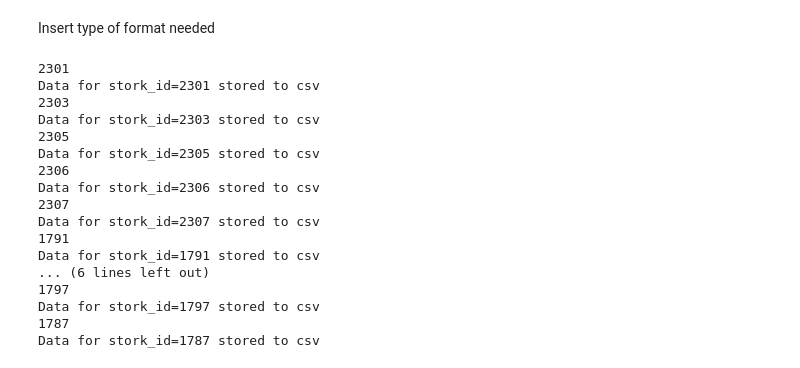
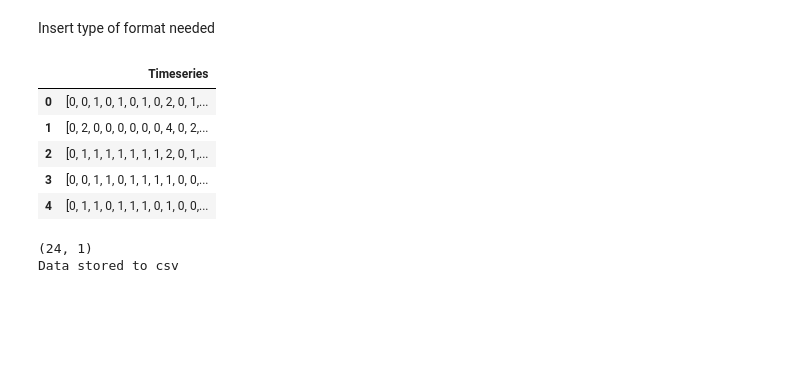
Before and after one commit to jananikolovska/StorkMigrationPatternsWithDBN, a Jupyter notebook: Preprocess_data.ipynb, the cells around one changed output. Saved outputs shown, nothing was run; the diff lists cells and outputs as text; code cells hidden in the pictures; blank space fills up the shorter version.

Commit message:
[Preprocess_data] refactor

```diff
--- a/Preprocess_data.ipynb
+++ b/Preprocess_data.ipynb
@@ -271,46 +292,40 @@ input_data_for_NB = []
 # %%
+input_data_for_NB = []
+
 for stork_id in concatenated_df['Stork_id'].unique().tolist():
-    print(stork_id)
     subdata = concatenated_df[concatenated_df['Stork_id']==stork_id]
     subdata['Timestamp'] = pd.to_datetime(subdata['Timestamp'])
 
     # Create a new column 'order' containing the ordered indices
     #subdata['Order'] = subdata['Timestamp'].rank(method='first').astype(int) - 1
 
     # Sort DataFrame by 'timestamp_column'
     subdata = subdata.sort_values(by='Timestamp')
 
     # Reset index to maintain consistency (optional)
     subdata = subdata.drop(['Timestamp','Stork_id'],axis=1)
     subdata = subdata.reset_index(drop=True)
-    subdata.to_csv(os.path.join('data',f'DBN_input_data_{stork_id}.csv'))
-    print(f'Data for stork_id={stork_id} stored to csv')
     #display(subdata.head())
 
-    # flattened_data = subdata.apply(lambda row: ','.join(map(str, row)), axis=1)
-    # flattened_data = flattened_data.str.split(',').apply(lambda x: [int(i) for i in x])
-    # display(flattened_data)
+    flattened_data = subdata.apply(lambda row: ','.join(map(str, row)), axis=1)
+    flattened_data = flattened_data.str.split(',').apply(lambda x: [int(i) for i in x])
+    #display(flattened_data)
 
     # Concatenate all the lists into a single list
-    # result = sum(flattened_data, [])
-    # print(result)
+    result = sum(flattened_data, [])
 
-    #input_data_for_NB.append(result)
+    input_data_for_NB.append(result)
+input_data_for_NB_df = pd.DataFrame({'Timeseries': input_data_for_NB})
+display(input_data_for_NB_df.head())
+input_data_for_NB_df.to_csv(os.path.join('data',f'DBN_input_data.csv'),sep=';')
+print(input_data_for_NB_df.shape)
+print(f'Data stored to csv')
 # %% [output]
+|  | Timeseries |
+| 0 | [0, 0, 1, 0, 1, 0, 1, 0, 2, 0, 1,... |
+| 1 | [0, 2, 0, 0, 0, 0, 0, 0, 4, 0, 2,... |
+| 2 | [0, 1, 1, 1, 1, 1, 1, 1, 2, 0, 1,... |
+| 3 | [0, 0, 1, 1, 0, 1, 1, 1, 1, 0, 0,... |
+| 4 | [0, 1, 1, 0, 1, 1, 1, 0, 1, 0, 0,... |
-2301
-Data for stork_id=2301 stored to csv
-2303
-Data for stork_id=2303 stored to csv
-2305
-Data for stork_id=2305 stored to csv
-2306
-Data for stork_id=2306 stored to csv
-2307
-Data for stork_id=2307 stored to csv
-1791
-Data for stork_id=1791 stored to csv
-... (6 lines left out)
-1797
-Data for stork_id=1797 stored to csv
-1787
-Data for stork_id=1787 stored to csv
+(24, 1)
+Data stored to csv
```
Also changed, not shown: parts of 13 cells of this notebook.
